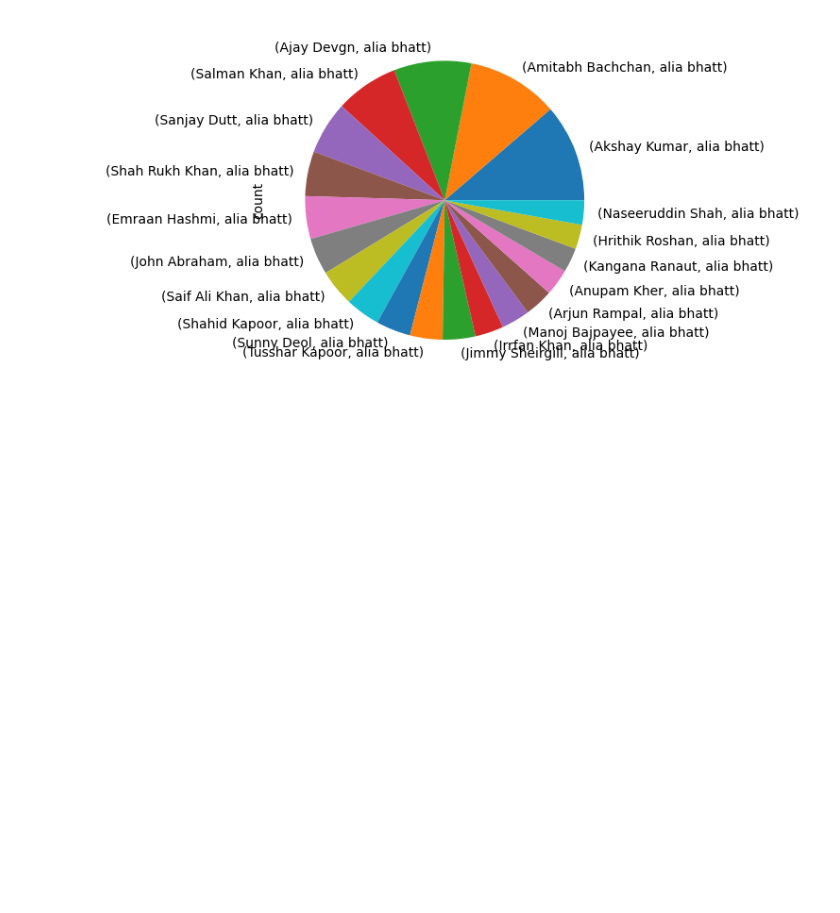
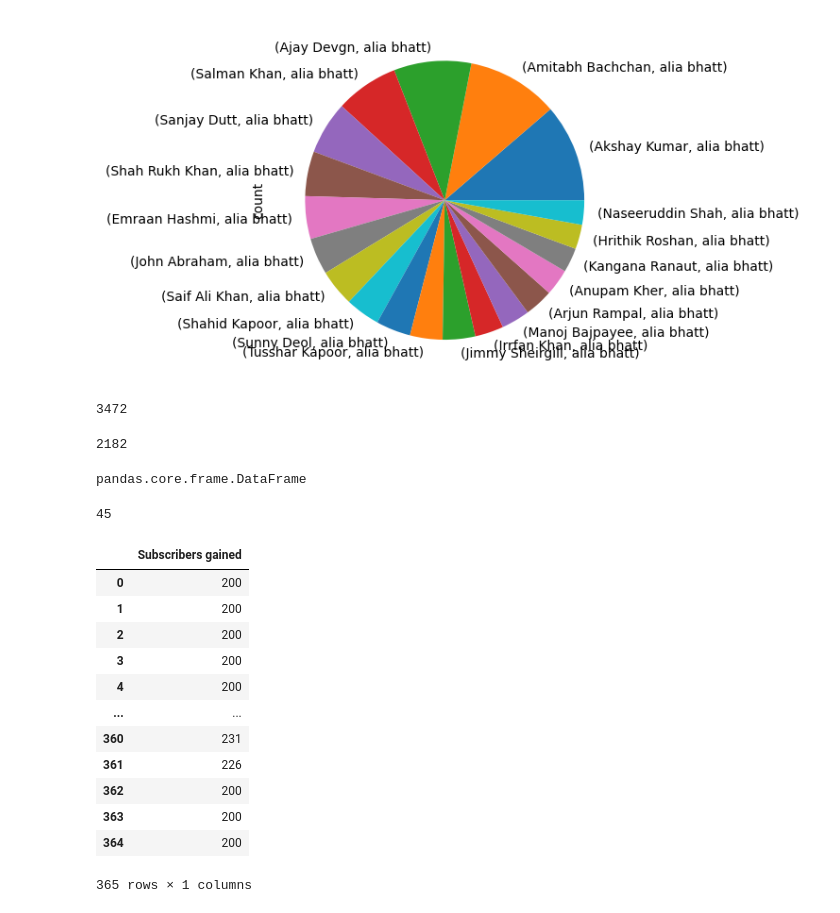
Before and after one commit to raunakdwivedi03/Python_Libraries, a Jupyter notebook: Pandas.ipynb, the cells around one changed output. Cells and saved outputs as stored; diff of their text form; code cells hidden in the pictures; blank space fills up the shorter version.

```diff
--- a/Pandas.ipynb
+++ b/Pandas.ipynb
@@ -999,3 +999,18 @@ bollywood.value_counts().head(20).plot(kind='pie')
 # %% [output]
 <Axes: ylabel='count'>
 [figure]
+# %%
+#astype
+import sys
+sys.getsizeof(kohli)
+# %% [output]
+3472
+# %%
+sys.getsizeof(kohli.astype('int16'))
+# %% [output]
+2182
+# %%
+type(kohli)
+#
+# %% [output]
+pandas.core.frame.DataFrame
@@ -1001,0 +1019,23 @@ bollywood.value_counts().head(20).plot(kind='pie')
+# %%
+#between
+kohli[kohli.between(50, 99)].size
+# %% [output]
+45
+# %%
+#clip -> type of range deta hai values saare 100 or 200 ke beeche me kr dega
+
+subs.clip(200, 300)
+# %% [output]
+|  | Subscribers gained |
+| 0 | 200 |
+| 1 | 200 |
+| 2 | 200 |
+| 3 | 200 |
+| 4 | 200 |
+| ... | ... |
+| 360 | 231 |
+| 361 | 226 |
+| 362 | 200 |
+| 363 | 200 |
+| 364 | 200 |
+365 rows × 1 columns
```
Also changed, not shown: parts of 25 cells of this notebook.
